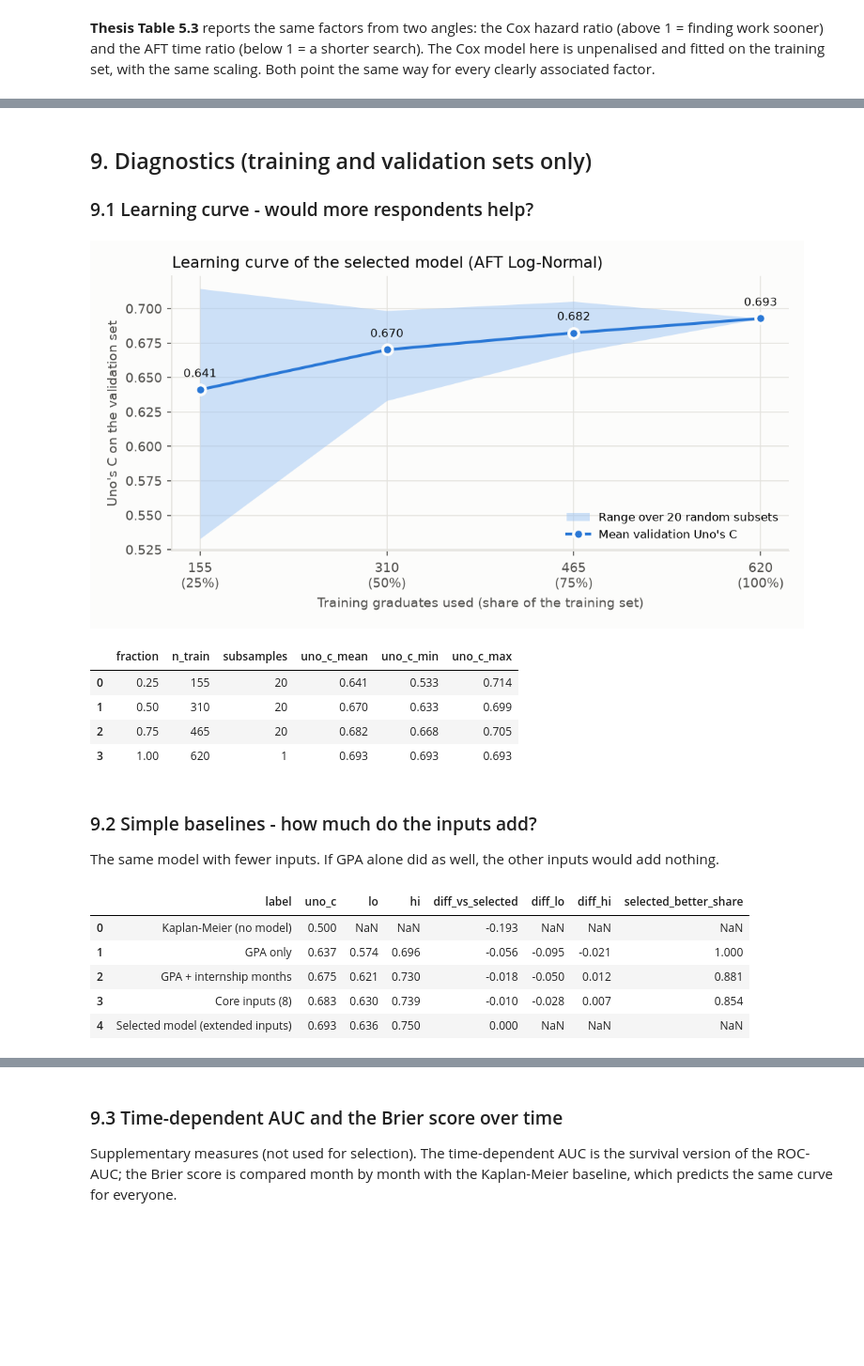
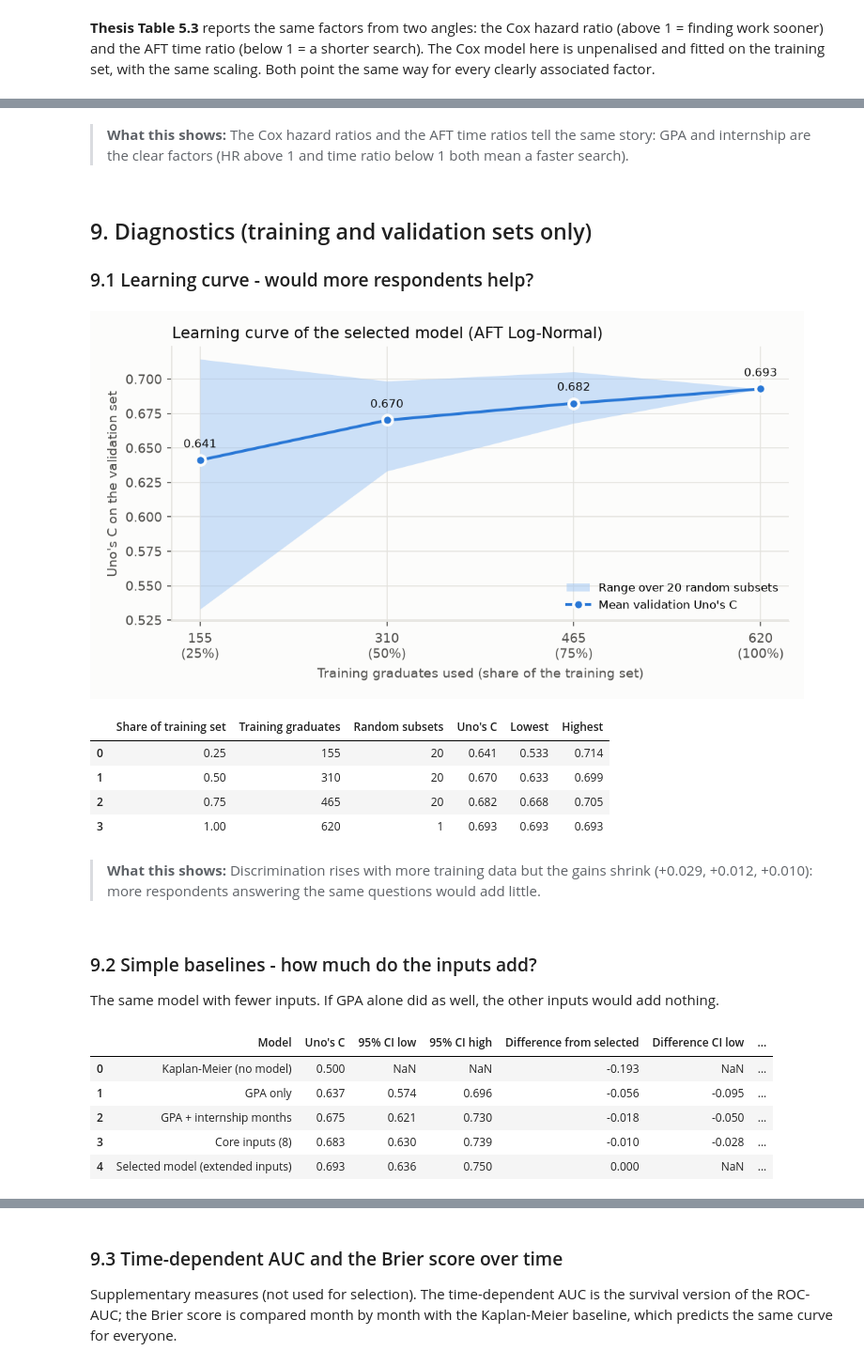
Before and after one commit to ShaznaSalman/final-research-employability-survival_COBSCCOMP24.2P019, a Jupyter notebook: notebooks/research_walkthrough.ipynb, the cells around one changed output, grey strips where cells are left out. Shown at 94% size. Drawn from its saved outputs; the diff is of its cells as text; code cells hidden in the pictures; blank space fills up the shorter version.

```diff
--- a/notebooks/research_walkthrough.ipynb
+++ b/notebooks/research_walkthrough.ipynb
@@ -787,7 +919,11 @@ display(table_53)
 | Degree: specialised (vs computing) | 1.06 (0.83-1.35) | 0.90 (0.69-1.17) |
 | Institution: non-state (vs state) | 1.14 (0.88-1.47) | 0.86 (0.65-1.14) |
 | Institution: foreign-affiliated (... | 1.03 (0.83-1.27) | 0.96 (0.76-1.21) |
+# %% [markdown]
+> **What this shows:** The Cox hazard ratios and the AFT time ratios tell the same story: GPA and internship are the clear factors (HR above 1 and time ratio below 1 both mean a faster search).
 # %% [markdown]
+<a id="s9"></a>
+
 ## 9. Diagnostics (training and validation sets only)
 
 ### 9.1 Learning curve - would more respondents help?
@@ -795,14 +931,16 @@ display(table_53)
 # ---- Selected model fitted on 25-100% of the training set (core/learning_curve.py) ------------------------------
 lc = learning_curve.run(out_dir=TMP)
 show_png(TMP / "figures" / "learning_curve.png", width=760)
-display(pd.DataFrame(lc["curve"]).round(3))
+show_table(pd.DataFrame(lc["curve"]).round(3))
 # %% [output]
 [figure]
-|  | fraction | n_train | subsamples | uno_c_mean | uno_c_min | uno_c_max |
+|  | Share of training set | Training graduates | Random subsets | Uno's C | Lowest | Highest |
 | 0 | 0.25 | 155 | 20 | 0.641 | 0.533 | 0.714 |
 | 1 | 0.50 | 310 | 20 | 0.670 | 0.633 | 0.699 |
 | 2 | 0.75 | 465 | 20 | 0.682 | 0.668 | 0.705 |
 | 3 | 1.00 | 620 | 1 | 0.693 | 0.693 | 0.693 |
+# %% [markdown]
+> **What this shows:** Discrimination rises with more training data but the gains shrink (+0.029, +0.012, +0.010): more respondents answering the same questions would add little.
 # %% [markdown]
 ### 9.2 Simple baselines - how much do the inputs add?
 
@@ -810,12 +948,12 @@ The same model with fewer inputs. If GPA alone did as well, the other inputs wou
 # %%
 # ---- Baselines (core/baselines.py): paired bootstrap of the validation graduates --------------------------------
 bl = baselines.run(out_dir=TMP)
-display(pd.DataFrame(bl["rows"])[["label", "uno_c", "lo", "hi", "diff_vs_selected", "diff_lo", "diff_hi",
+show_table(pd.DataFrame(bl["rows"])[["label", "uno_c", "lo", "hi", "diff_vs_selected", "diff_lo", "diff_hi",
                                   "selected_better_share"]].round(3))
 # %% [output]
-|  | label | uno_c | lo | hi | diff_vs_selected | diff_lo | diff_hi | selected_better_share |
-| 0 | Kaplan-Meier (no model) | 0.500 | NaN | NaN | -0.193 | NaN | NaN | NaN |
-| 1 | GPA only | 0.637 | 0.574 | 0.696 | -0.056 | -0.095 | -0.021 | 1.000 |
-| 2 | GPA + internship months | 0.675 | 0.621 | 0.730 | -0.018 | -0.050 | 0.012 | 0.881 |
-| 3 | Core inputs (8) | 0.683 | 0.630 | 0.739 | -0.010 | -0.028 | 0.007 | 0.854 |
-| 4 | Selected model (extended inputs) | 0.693 | 0.636 | 0.750 | 0.000 | NaN | NaN | NaN |
+|  | Model | Uno's C | 95% CI low | 95% CI high | Difference from selected | Difference CI low | ... |
+| 0 | Kaplan-Meier (no model) | 0.500 | NaN | NaN | -0.193 | NaN | ... |
+| 1 | GPA only | 0.637 | 0.574 | 0.696 | -0.056 | -0.095 | ... |
+| 2 | GPA + internship months | 0.675 | 0.621 | 0.730 | -0.018 | -0.050 | ... |
+| 3 | Core inputs (8) | 0.683 | 0.630 | 0.739 | -0.010 | -0.028 | ... |
+| 4 | Selected model (extended inputs) | 0.693 | 0.636 | 0.750 | 0.000 | NaN | ... |
```
Also changed, not shown: parts of 82 cells of this notebook, 2 other files.
